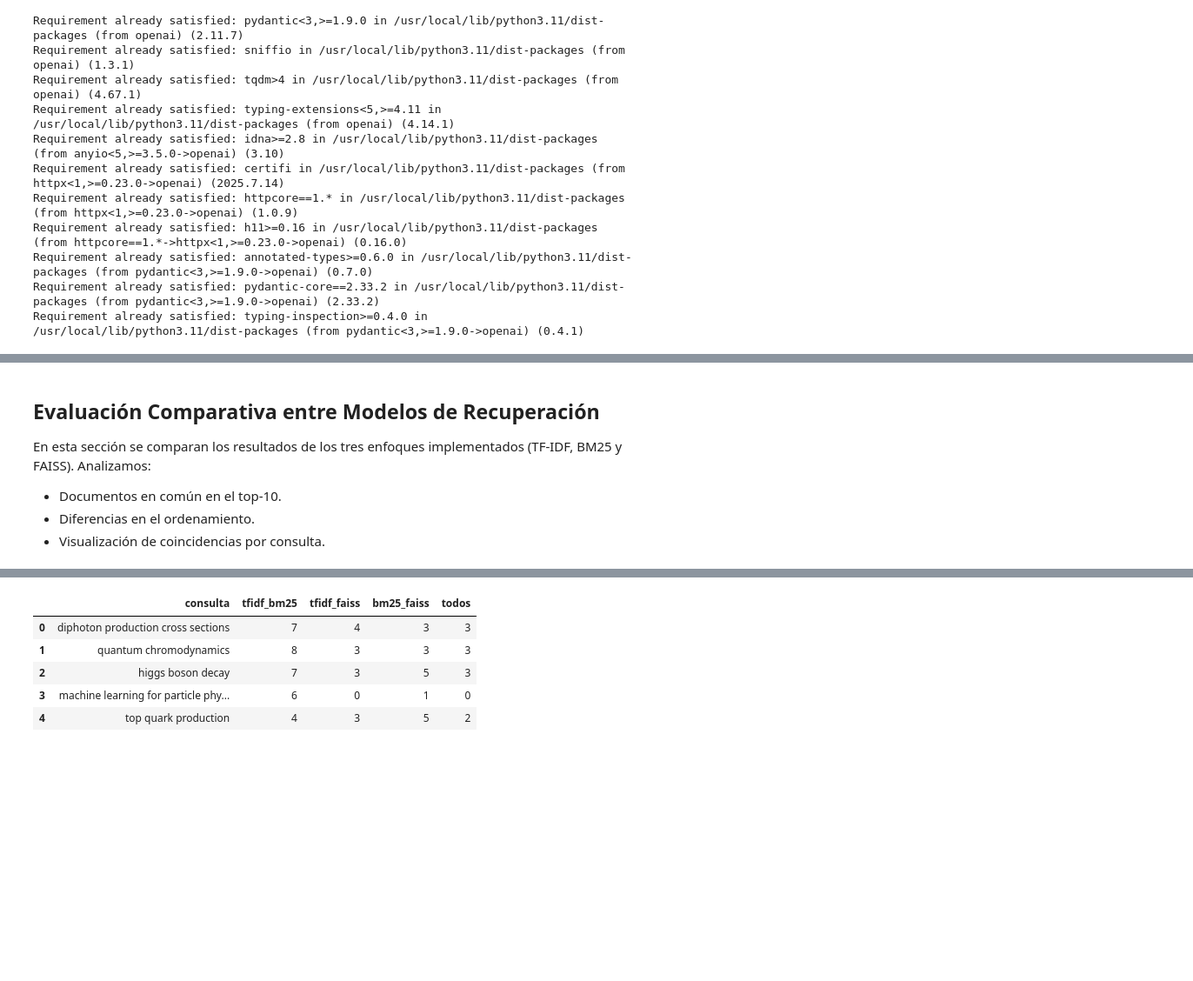
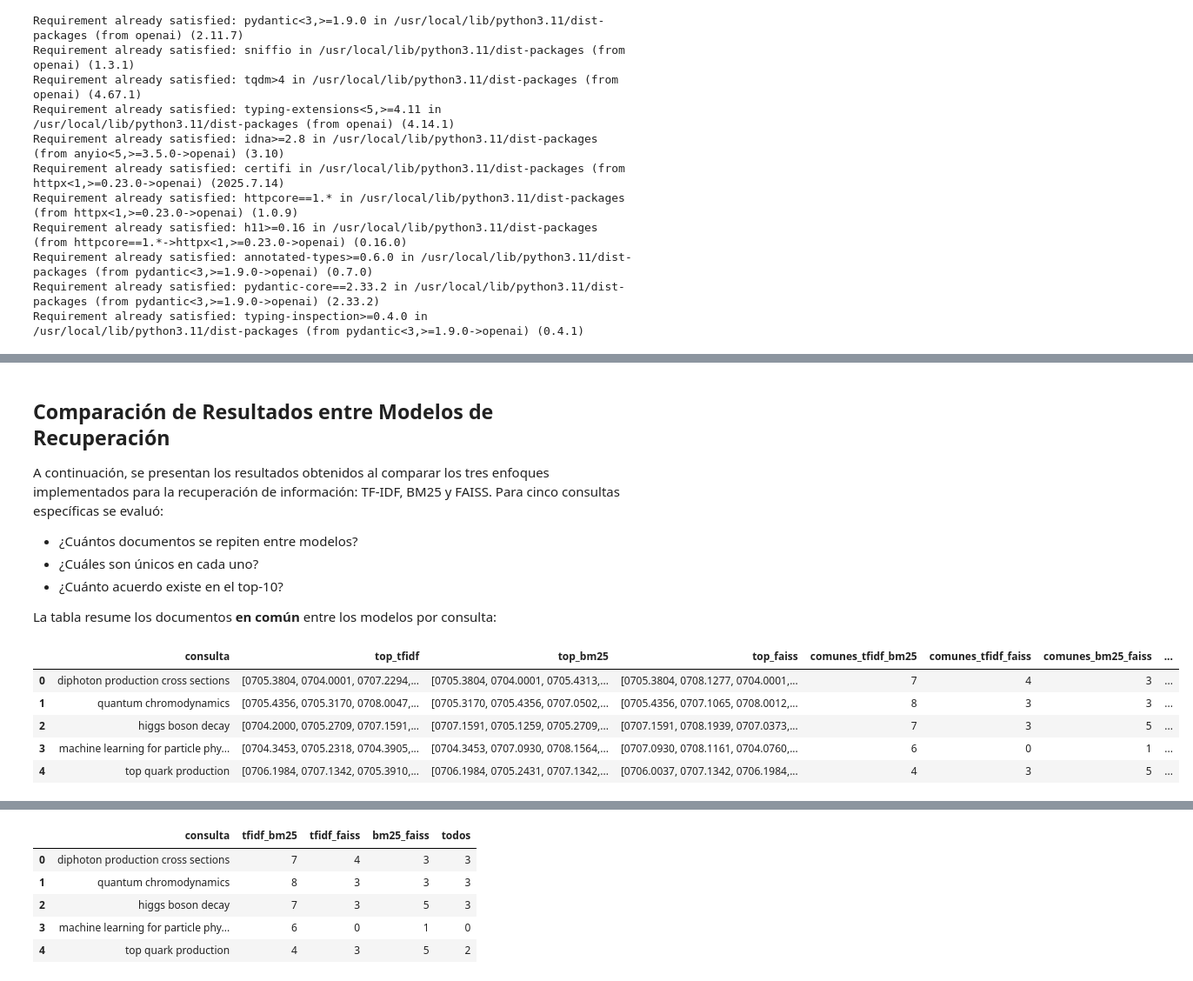
Before and after one commit to DannaZal/Recuperacion_Informacion, a Jupyter notebook: Examen2/ExamenBim2.ipynb, the cells around one changed output, grey strips where cells are left out. Shown: that part at 87% size. Cells and saved outputs as stored; diff of their text form; code cells hidden in the pictures; blank space fills up the shorter version.

```diff
--- a/Examen2/ExamenBim2.ipynb
+++ b/Examen2/ExamenBim2.ipynb
@@ -454,41 +454,63 @@ En resumen, la investigación en torno al decaimiento del bosón de Higgs abarca
 # %% [markdown]
-## Evaluación Comparativa entre Modelos de Recuperación
+## Comparación de Resultados entre Modelos de Recuperación
 
-En esta sección se comparan los resultados de los tres enfoques implementados (TF-IDF, BM25 y FAISS). Analizamos:
+A continuación, se presentan los resultados obtenidos al comparar los tres enfoques implementados para la recuperación de información: TF-IDF, BM25 y FAISS. Para cinco consultas específicas se evaluó:
 
-- Documentos en común en el top-10.
-- Diferencias en el ordenamiento.
-- Visualización de coincidencias por consulta.
+- ¿Cuántos documentos se repiten entre modelos?
+- ¿Cuáles son únicos en cada uno?
+- ¿Cuánto acuerdo existe en el top-10?
+
+La tabla resume los documentos **en común** entre los modelos por consulta:
 # %%
+import pandas as pd
+
 def comparar_modelos(query, top_k=10):
     tfidf_docs = [r['id'] for r in search_tfidf(query, top_k)]
     bm25_docs = [r['id'] for r in search_bm25(query, top_k)]
     faiss_docs = [r['id'] for r in search_faiss(query, top_k)]
 
     # Documentos en común
     comunes_tfidf_bm25 = set(tfidf_docs) & set(bm25_docs)
     comunes_tfidf_faiss = set(tfidf_docs) & set(faiss_docs)
     comunes_bm25_faiss = set(bm25_docs) & set(faiss_docs)
     comunes_todos = set(tfidf_docs) & set(bm25_docs) & set(faiss_docs)
 
-    print(f"\n Consulta: {query}")
-    print(f"Top-{top_k} TF-IDF: {tfidf_docs[:10]}")
-    print(f"Top-{top_k} BM25:   {bm25_docs[:10]}")
-    print(f"Top-{top_k} FAISS:  {faiss_docs[:10]}")
-    print("\n Coincidencias:")
-    print(f"- TF-IDF ∩ BM25:     {len(comunes_tfidf_bm25)}")
-    print(f"- TF-IDF ∩ FAISS:    {len(comunes_tfidf_faiss)}")
-    print(f"- BM25 ∩ FAISS:      {len(comunes_bm25_faiss)}")
-    print(f"- Todos en común:    {len(comunes_todos)}")
+    return {
+        "consulta": query,
+        "top_tfidf": tfidf_docs[:top_k],
+        "top_bm25": bm25_docs[:top_k],
+        "top_faiss": faiss_docs[:top_k],
+        "comunes_tfidf_bm25": len(comunes_tfidf_bm25),
+        "comunes_tfidf_faiss": len(comunes_tfidf_faiss),
+        "comunes_bm25_faiss": len(comunes_bm25_faiss),
+        "comunes_todos": len(comunes_todos)
+    }
 
-    return {
-        "TF-IDF": tfidf_docs,
-        "BM25": bm25_docs,
-        "FAISS": faiss_docs,
-        "comunes": {
-            "tfidf_bm25": comunes_tfidf_bm25,
-            "tfidf_faiss": comunes_tfidf_faiss,
-            "bm25_faiss": comunes_bm25_faiss,
-            "todos": comunes_todos
-        }
-    }
+# Lista de consultas
+consultas = [
+    "diphoton production cross sections",
+    "quantum chromodynamics",
+    "higgs boson decay",
+    "machine learning for particle physics",
+    "top quark production"
+]
+
+# Crear una lista para almacenar los resultados
+resultados = []
+
+# Obtener los resultados de cada consulta
+for consulta in consultas:
+    resultados.append(comparar_modelos(consulta, top_k=10))
+
+# Convertir los resultados en un DataFrame
+df = pd.DataFrame(resultados)
+
+# Mostrar el DataFrame
+display(df)
+# %% [output]
+|  | consulta | top_tfidf | top_bm25 | top_faiss | comunes_tfidf_bm25 | comunes_tfidf_faiss | comunes_bm25_faiss | ... |
+| 0 | diphoton production cross sections | [0705.3804, 0704.0001, 0707.2294,... | [0705.3804, 0704.0001, 0705.4313,... | [0705.3804, 0708.1277, 0704.0001,... | 7 | 4 | 3 | ... |
+| 1 | quantum chromodynamics | [0705.4356, 0705.3170, 0708.0047,... | [0705.3170, 0705.4356, 0707.0502,... | [0705.4356, 0707.1065, 0708.0012,... | 8 | 3 | 3 | ... |
+| 2 | higgs boson decay | [0704.2000, 0705.2709, 0707.1591,... | [0707.1591, 0705.1259, 0705.2709,... | [0707.1591, 0708.1939, 0707.0373,... | 7 | 3 | 5 | ... |
+| 3 | machine learning for particle phy... | [0704.3453, 0705.2318, 0704.3905,... | [0704.3453, 0707.0930, 0708.1564,... | [0707.0930, 0708.1161, 0704.0760,... | 6 | 0 | 1 | ... |
+| 4 | top quark production | [0706.1984, 0707.1342, 0705.3910,... | [0706.1984, 0705.2431, 0707.1342,... | [0706.0037, 0707.1342, 0706.1984,... | 4 | 3 | 5 | ... |
```
Also changed, not shown: parts of 6 cells of this notebook.
